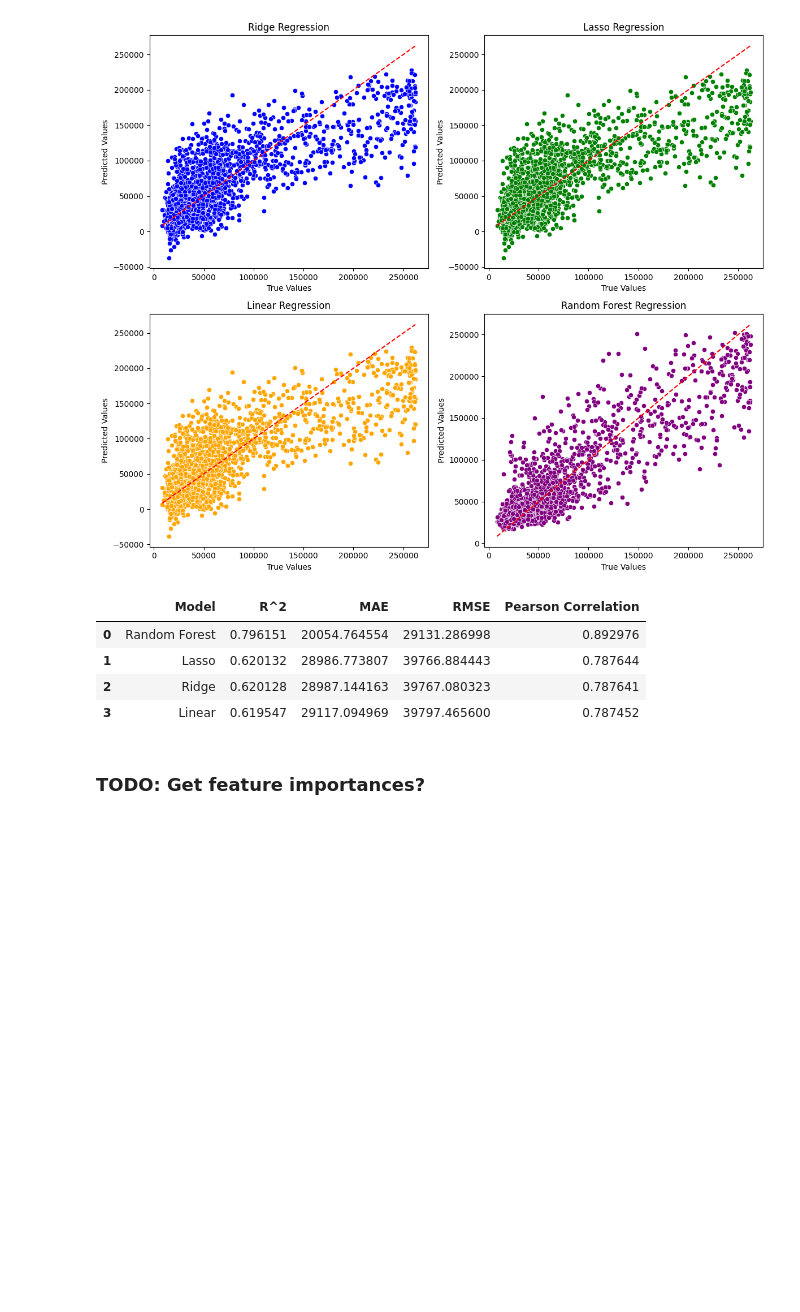
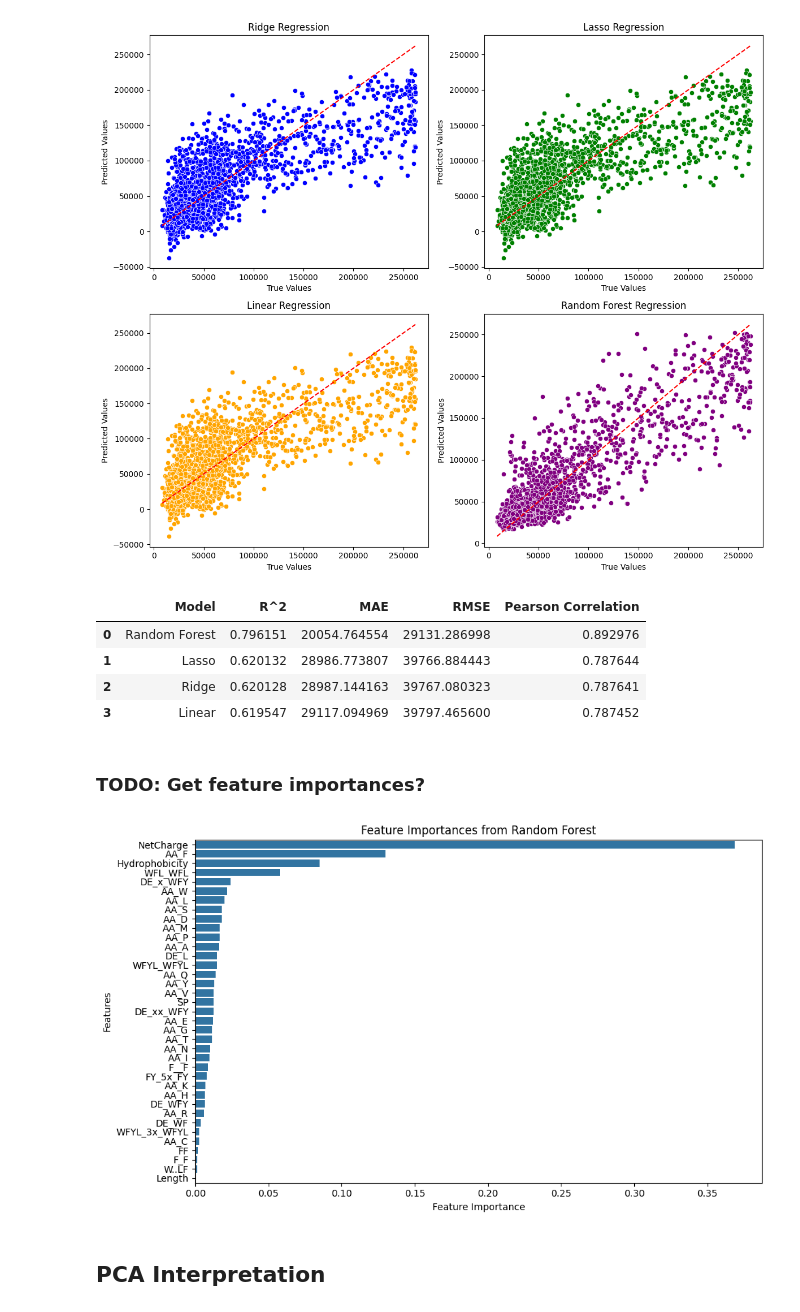
Before and after one commit to Qamil-Mirza/compbio146-berkeley, a Jupyter notebook: ds4bio-sp25/final-group/final-project-baseline.ipynb, the cells around one changed output. Saved outputs shown, nothing was run; the diff lists cells and outputs as text; code cells hidden in the pictures; blank space fills up the shorter version.

Commit message:
added feature importances

```diff
--- a/ds4bio-sp25/final-group/final-project-baseline.ipynb
+++ b/ds4bio-sp25/final-group/final-project-baseline.ipynb
@@ -379,3 +379,21 @@ results_df.head()
 | 3 | Linear | 0.619547 | 29117.094969 | 39797.465600 | 0.787452 |
 # %% [markdown]
 ### TODO: Get feature importances?
+# %%
+feature_importances = random_forest_reg.named_steps['randomforestregressor'].feature_importances_
+feature_names = X.columns
+sorted_indices = np.argsort(feature_importances)[::-1]
+sorted_feature_importances = feature_importances[sorted_indices]
+sorted_feature_names = feature_names[sorted_indices]
+plt.figure(figsize=(10, 6))
+sns.barplot(x=sorted_feature_importances, y=sorted_feature_names)
+plt.xlabel("Feature Importance")
+plt.ylabel("Features")
+plt.title("Feature Importances from Random Forest")
+plt.tight_layout()
+#plt.savefig("GCN4_feature_importances.png")
+plt.show()
+# %% [output]
+[figure, added]
+# %% [markdown]
+## PCA Interpretation
```
